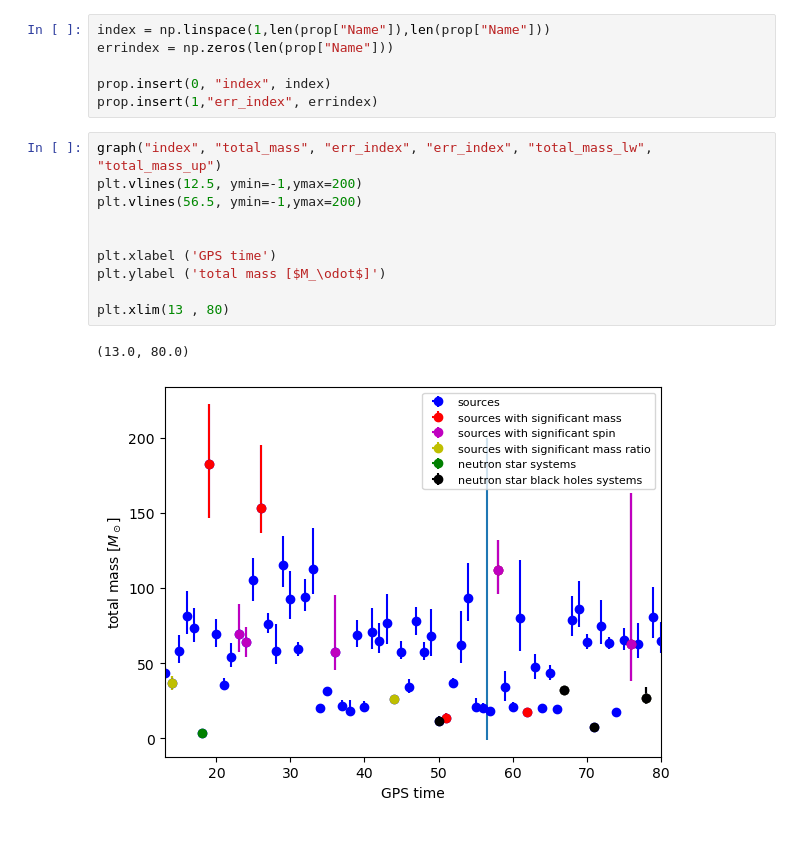
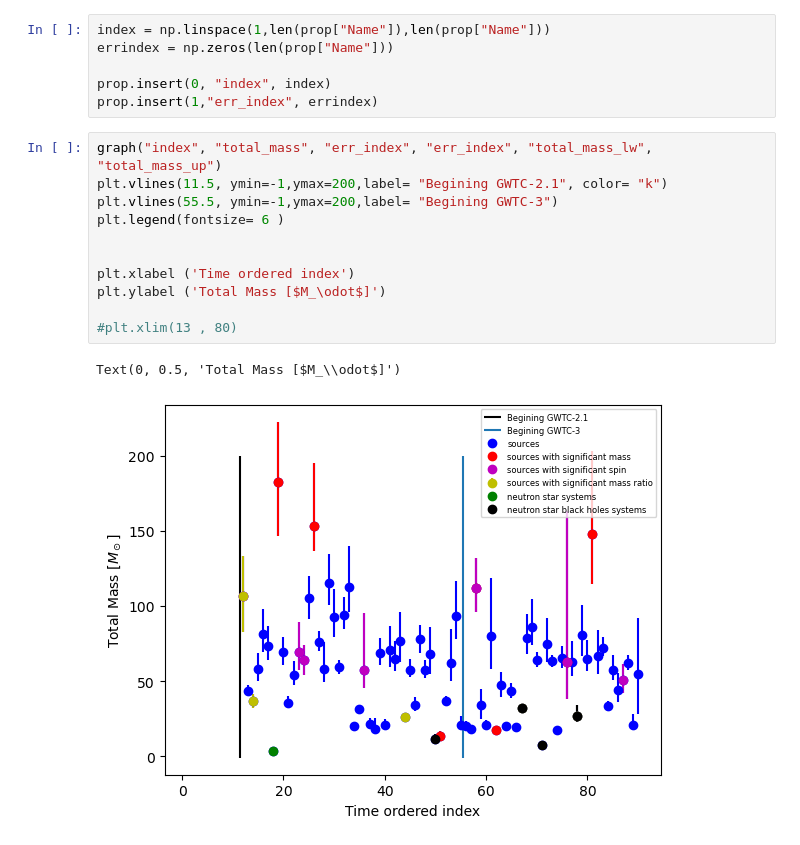
Before and after one commit to Sareva00/LIGO-project, a Jupyter notebook: properties.ipynb, the cells around one changed output. Drawn from its saved outputs; the diff is of its cells as text.

Commit message:
adjusted labels

```diff
--- a/properties.ipynb
+++ b/properties.ipynb
@@ -648,16 +648,17 @@ prop.insert(0, "index", index)
 prop.insert(1,"err_index", errindex)
 # %%
 graph("index", "total_mass", "err_index", "err_index", "total_mass_lw", "total_mass_up")
-plt.vlines(12.5, ymin=-1,ymax=200)
-plt.vlines(56.5, ymin=-1,ymax=200)
+plt.vlines(11.5, ymin=-1,ymax=200,label= "Begining GWTC-2.1", color= "k")
+plt.vlines(55.5, ymin=-1,ymax=200,label= "Begining GWTC-3")
+plt.legend(fontsize= 6 )
 
 
-plt.xlabel ('GPS time')
-plt.ylabel ('total mass [$M_\odot$]')
+plt.xlabel ('Time ordered index')
+plt.ylabel ('Total Mass [$M_\odot$]')
 
-plt.xlim(13 , 80)
+#plt.xlim(13 , 80)
 # %% [output]
-(13.0, 80.0)
+Text(0, 0.5, 'Total Mass [$M_\\odot$]')
-[figure, old version]
+[figure, new version]
 # %%
 graph("index", "mass_1", "err_index", "err_index", "mass_1_lw", "mass_1_up")
```
Also changed, not shown: parts of 32 cells of this notebook.
